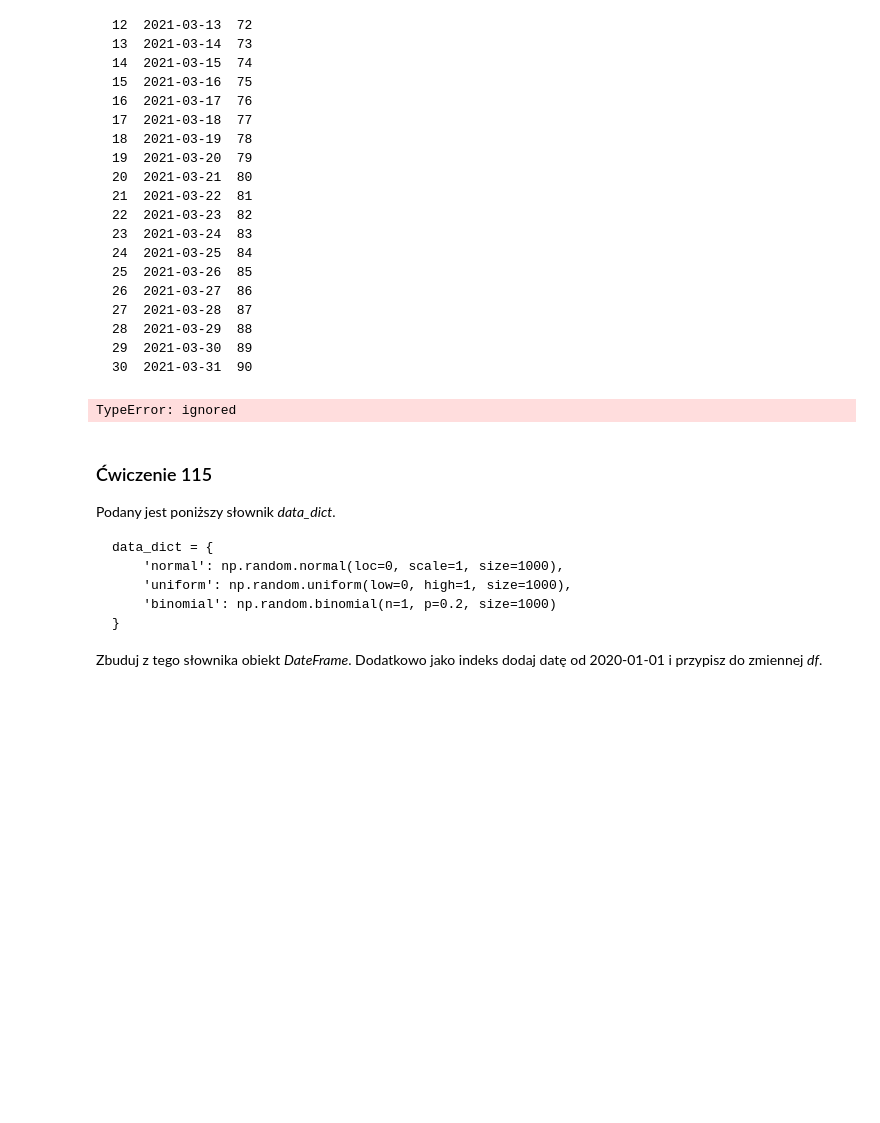
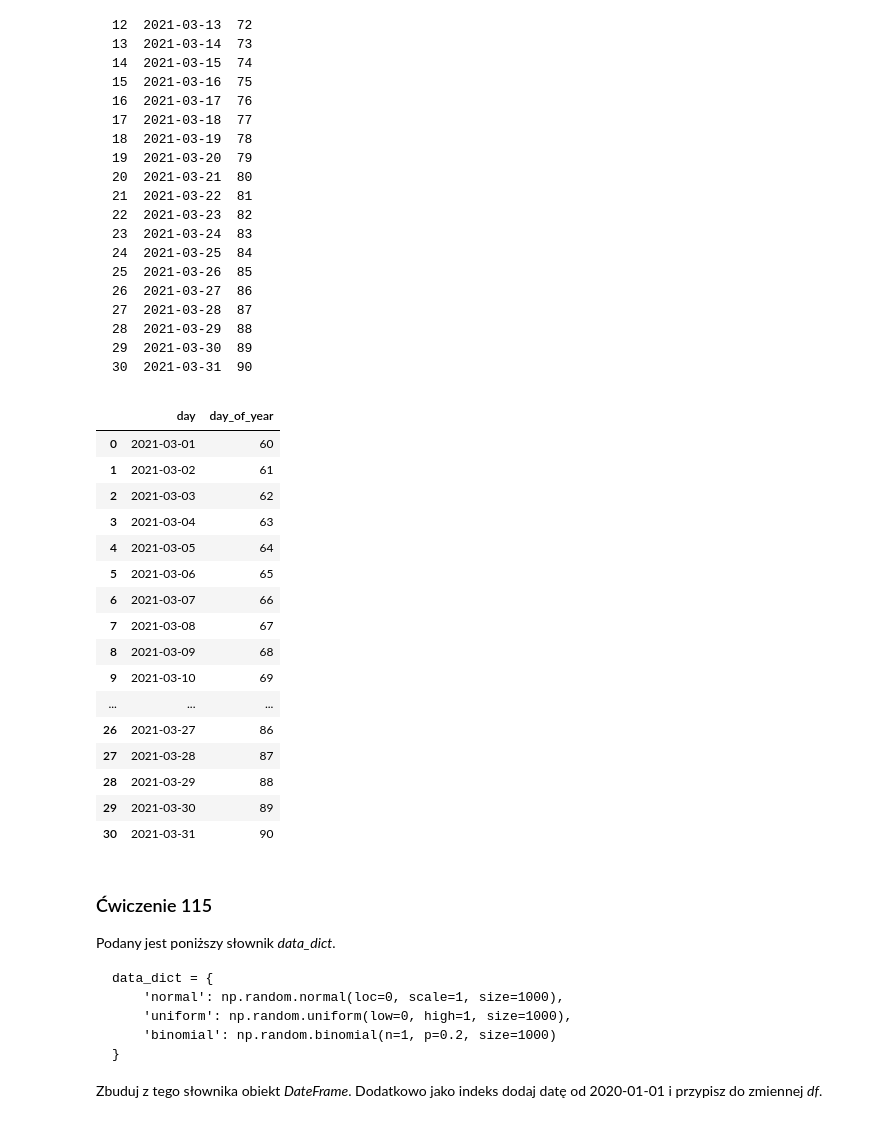
Before and after one commit to czyz-patryk/dataScienceBootcampExercises, a Jupyter notebook: Copy_of_111_120_exercises.ipynb, the cells around one changed output. Cells and saved outputs as stored; diff of their text form; code cells hidden in the pictures; blank space fills up the shorter version.

````diff
--- a/Copy_of_111_120_exercises.ipynb
+++ b/Copy_of_111_120_exercises.ipynb
@@ -180,16 +180,28 @@ __Wskazówki:__ Kolumna _day_ zawiera daty od 01 marca 2021 do 31 marca 2021. Ko
 29	2021-03-30	89
 30	2021-03-31	90
 ```
-# %%
-data = np.array(pd.date_range('2021-03-01', '2021-03-31'))
-# day_of_year = pd.PeriodIndex.day_of_year()
-
-data
-# day_of_year
-date_range = pd.DataFrame(data)
-date_range.append(pd.PeriodIndex.day_of_year(data))
-# %% [output]
-TypeError: ignored
+# %%
+df = pd.DataFrame(pd.date_range('2021-03-01', '2021-03-31'), columns=['day'])
+df['day_of_year'] = df['day'].dt.strftime('%-j')
+df
+# %% [output]
+|  | day | day_of_year |
+| 0 | 2021-03-01 | 60 |
+| 1 | 2021-03-02 | 61 |
+| 2 | 2021-03-03 | 62 |
+| 3 | 2021-03-04 | 63 |
+| 4 | 2021-03-05 | 64 |
+| 5 | 2021-03-06 | 65 |
+| 6 | 2021-03-07 | 66 |
+| 7 | 2021-03-08 | 67 |
+| 8 | 2021-03-09 | 68 |
+| 9 | 2021-03-10 | 69 |
+| ... | ... | ... |
+| 26 | 2021-03-27 | 86 |
+| 27 | 2021-03-28 | 87 |
+| 28 | 2021-03-29 | 88 |
+| 29 | 2021-03-30 | 89 |
+| 30 | 2021-03-31 | 90 |
 # %% [markdown]
 ### <a name='5'></a> Ćwiczenie 115
 
````
Also changed, not shown: parts of 9 cells of this notebook.
